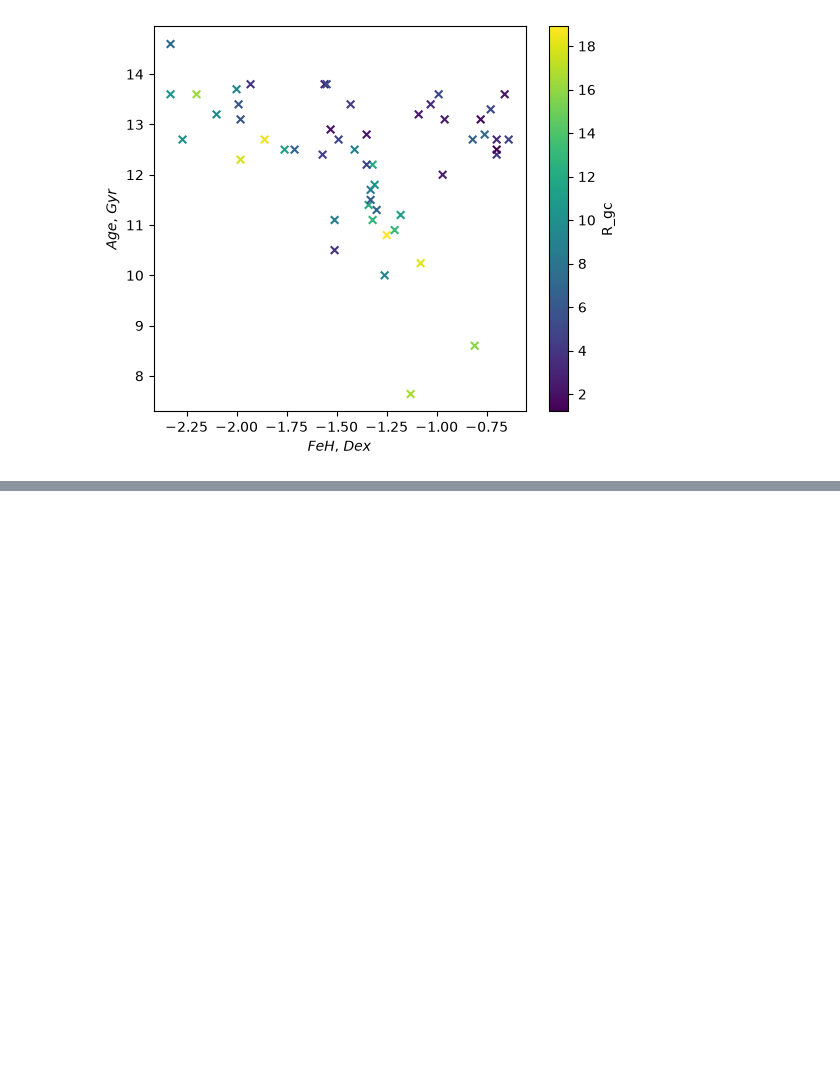
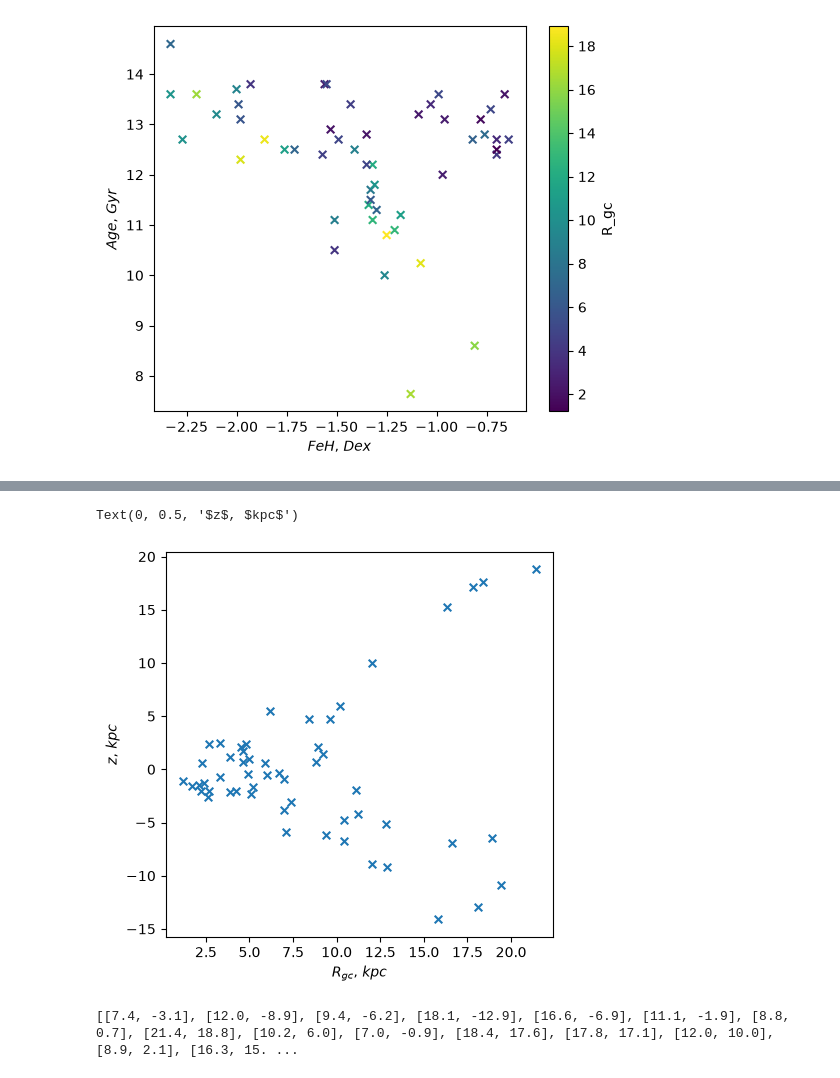
Before and after one commit to stormrealz/PHYS3116_Larawag, a Jupyter notebook: Will's Files/Will's Notes.ipynb, the cells around one changed output, grey strips where cells are left out. Saved outputs shown, nothing was run; the diff lists cells and outputs as text; code cells hidden in the pictures; blank space fills up the shorter version.

Commit message:
filtered/cleaned up my R_gc data and got empty values in the csv

```diff
--- a/Will's Files/Will's Notes.ipynb
+++ b/Will's Files/Will's Notes.ipynb
@@ -158,0 +217,12 @@ fig.colorbar(FeHvsAge, ax=axes, label = 'R_gc') # ax=axes not ax=axes[0]
+# %%
+import pandas as pd
+
+# Convert Astropy table to a Pandas DataFrame
+df = master_catalogue_will.to_pandas()
+
+# Drop rows where R_G is empty/NaN
+df_filtered = df.dropna(subset=['R_G'])
+
+# Access your aligned columns
+clean_r_g = df_filtered['R_G']
+clean_z = df_filtered['Z']
@@ -158,0 +249,13 @@ fig.colorbar(FeHvsAge, ax=axes, label = 'R_gc') # ax=axes not ax=axes[0]
+# %%
+fig, axes = plt.subplots(1, figsize=(5,5)) #I only need one plot
+cleanFeHvsAge = axes.scatter(clean_r_g, clean_z, marker='x', s=30, cmap='viridis') # plot components
+axes.set_xlabel('$R_{gc}$, $kpc$') # x-axis label
+axes.set_ylabel('$z$, $kpc$') # y-axis label
+# %% [output]
+Text(0, 0.5, '$z$, $kpc$')
+[figure, added]
+# %%
+crosses_list = cleanFeHvsAge.get_offsets().tolist()
+print(crosses_list)
+# %% [output]
+[[7.4, -3.1], [12.0, -8.9], [9.4, -6.2], [18.1, -12.9], [16.6, -6.9], [11.1, -1.9], [8.8, 0.7], [21.4, 18.8], [10.2, 6.0], [7.0, -0.9], [18.4, 17.6], [17.8, 17.1], [12.0, 10.0], [8.9, 2.1], [16.3, 15. ...
```
Also changed, not shown: parts of 11 cells of this notebook, 2 other files.
